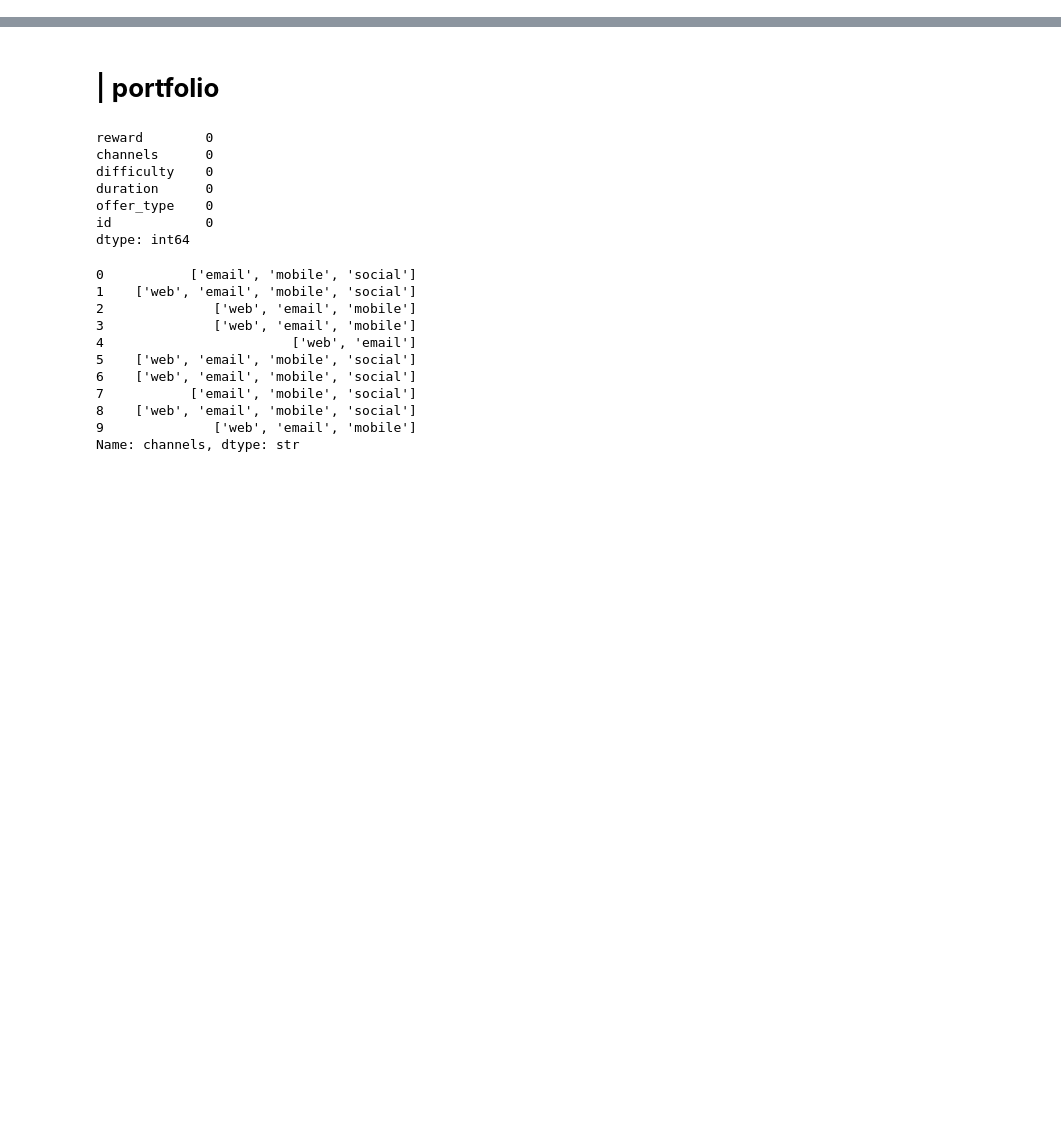
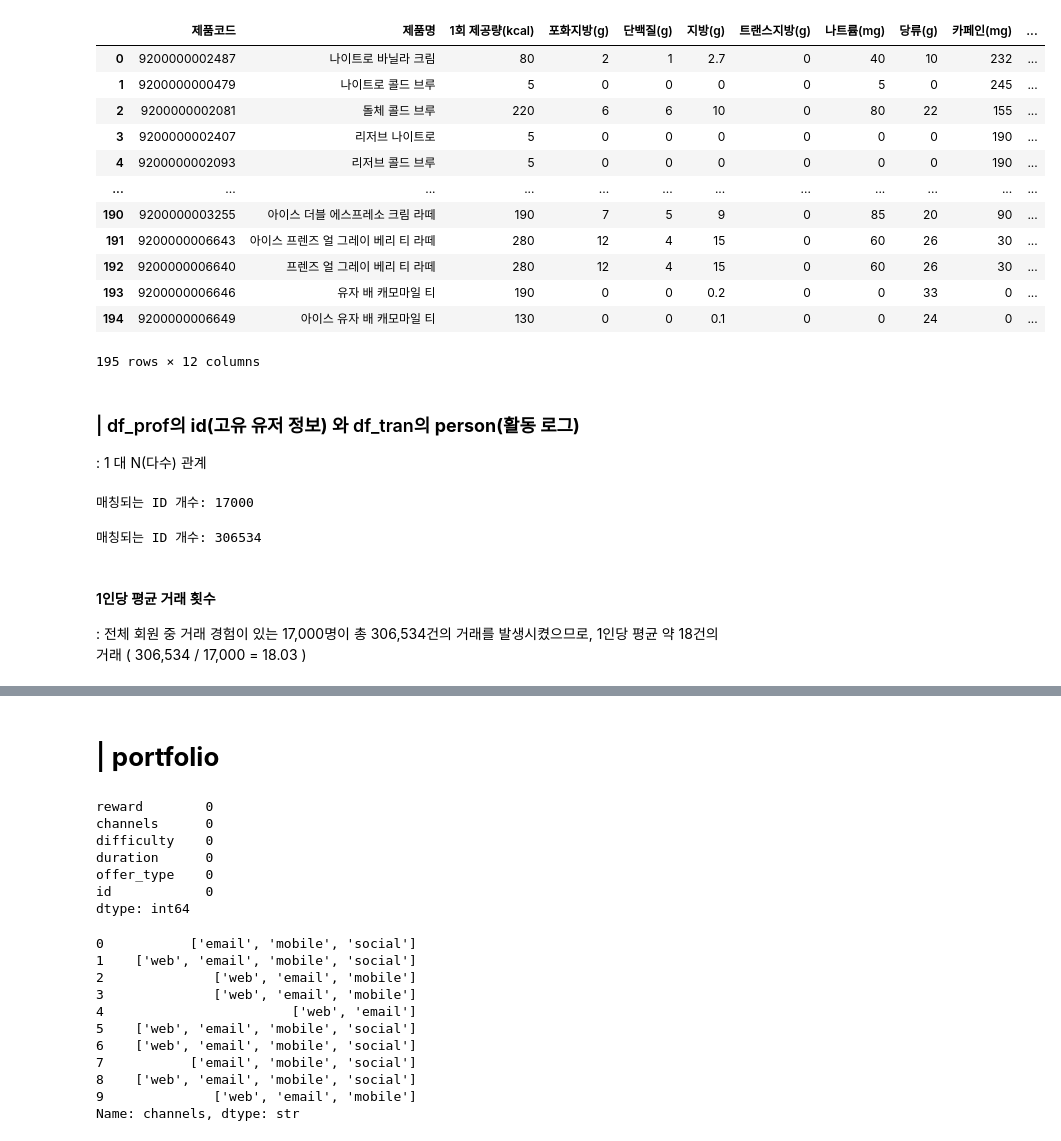
Before and after one commit to rladbstj56/practice_project, a Jupyter notebook: pjh_EDA/preprocessing.ipynb, the cells around one changed output, grey strips where cells are left out. Cells and saved outputs as stored; diff of their text form; code cells hidden in the pictures; blank space fills up the shorter version.

```diff
--- a/pjh_EDA/preprocessing.ipynb
+++ b/pjh_EDA/preprocessing.ipynb
@@ -50,0 +90,40 @@ difficulty    0
+# %%
+df_menu
+# %% [output]
+|  | 제품코드 | 제품명 | 1회 제공량(kcal) | 포화지방(g) | 단백질(g) | 지방(g) | 트랜스지방(g) | 나트륨(mg) | 당류(g) | 카페인(mg) | ... |
+| 0 | 9200000002487 | 나이트로 바닐라 크림 | 80 | 2 | 1 | 2.7 | 0 | 40 | 10 | 232 | ... |
+| 1 | 9200000000479 | 나이트로 콜드 브루 | 5 | 0 | 0 | 0 | 0 | 5 | 0 | 245 | ... |
+| 2 | 9200000002081 | 돌체 콜드 브루 | 220 | 6 | 6 | 10 | 0 | 80 | 22 | 155 | ... |
+| 3 | 9200000002407 | 리저브 나이트로 | 5 | 0 | 0 | 0 | 0 | 0 | 0 | 190 | ... |
+| 4 | 9200000002093 | 리저브 콜드 브루 | 5 | 0 | 0 | 0 | 0 | 0 | 0 | 190 | ... |
+| ... | ... | ... | ... | ... | ... | ... | ... | ... | ... | ... | ... |
+| 190 | 9200000003255 | 아이스 더블 에스프레소 크림 라떼 | 190 | 7 | 5 | 9 | 0 | 85 | 20 | 90 | ... |
+| 191 | 9200000006643 | 아이스 프렌즈 얼 그레이 베리 티 라떼 | 280 | 12 | 4 | 15 | 0 | 60 | 26 | 30 | ... |
+| 192 | 9200000006640 | 프렌즈 얼 그레이 베리 티 라떼 | 280 | 12 | 4 | 15 | 0 | 60 | 26 | 30 | ... |
+| 193 | 9200000006646 | 유자 배 캐모마일 티 | 190 | 0 | 0 | 0.2 | 0 | 0 | 33 | 0 | ... |
+| 194 | 9200000006649 | 아이스 유자 배 캐모마일 티 | 130 | 0 | 0 | 0.1 | 0 | 0 | 24 | 0 | ... |
+195 rows × 12 columns
+# %% [markdown]
+### | df_prof의 **id(고유 유저 정보)** 와 df_tran의 **person(활동 로그)**
+: 1 대 N(다수) 관계
+# %%
+# df_prof의 id 중 df_tran의 person에 존재하는 데이터 개수
+# "거래 경험이 있는 회원이 몇 명?
+matching_count = df_prof["id"].isin(df_tran["person"]).sum()
+print(f"매칭되는 ID 개수: {matching_count}")
+
+# df_prof에 등록된 유저는, "프로모션 참여이력, 또는 거래 내역이 있는 유저"
+# %% [output]
+매칭되는 ID 개수: 17000
+# %%
+# "회원들이 발생시킨 총 거래 건수가 몇 건?"
+matching_count = df_tran["person"].isin(df_prof["id"]).sum()
+print(f"매칭되는 ID 개수: {matching_count}")
+
+# df_tran(거래 내역) 전체 행 중에, "유저(df_prof에 있는 ID) 17,000명이 발생시킨 거래 건수"가 총 306,534건
+# %% [output]
+매칭되는 ID 개수: 306534
+# %% [markdown]
+#### 1인당 평균 거래 횟수
+: 전체 회원 중 거래 경험이 있는 17,000명이 총 306,534건의 거래를 발생시켰으므로, 1인당 평균 약 18건의 거래
+( 306,534 / 17,000 = 18.03 )
```
Also changed, not shown: parts of 32 cells of this notebook, 2 other files.
